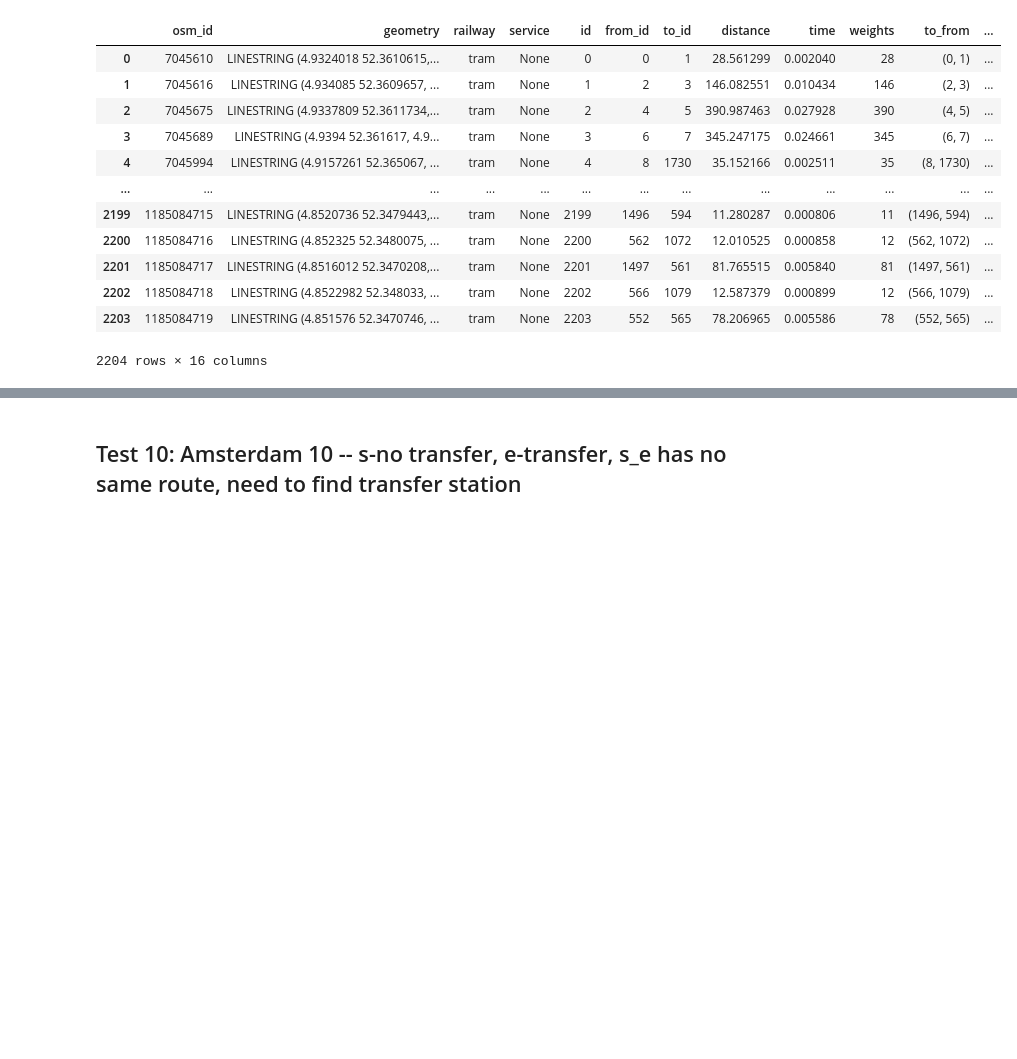
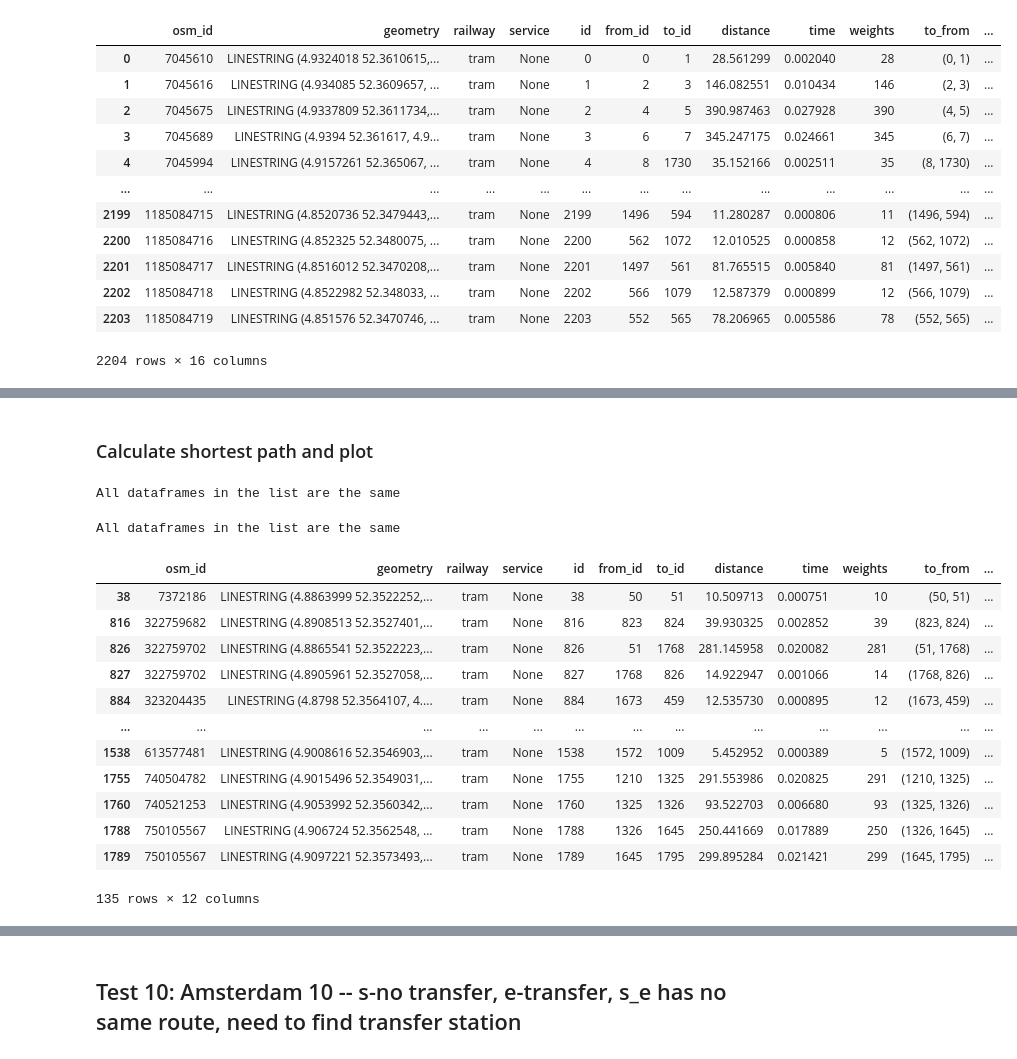
Before and after one commit to SYuGao/uvmt, a Jupyter notebook: notebooks/transfer1_tram_amsterdam.ipynb, the cells around one changed output, grey strips where cells are left out. Drawn from its saved outputs; the diff is of its cells as text; code cells hidden in the pictures; blank space fills up the shorter version.

Commit message:
test 11, explanations for each step of transfer.py

```diff
--- a/notebooks/transfer1_tram_amsterdam.ipynb
+++ b/notebooks/transfer1_tram_amsterdam.ipynb
@@ -177,0 +336,3 @@ city_tram_new_edges
+# %%
+btw_all_id_pairs_list_s_t = btw_all_ids_pairs(btw_stations_each_way_list_s_t,city_tram_new_nodes)
+btw_all_id_pairs_list_s_t
@@ -177,0 +380,30 @@ city_tram_new_edges
+# %% [markdown]
+### Calculate shortest path and plot
+# %%
+btw_all_id_pairs_list_unique_s_t = drop_df_in_list(btw_all_id_pairs_list_s_t)
+# %% [output]
+All dataframes in the list are the same
+# %%
+btw_all_id_pairs_list_unique_t_e = drop_df_in_list(btw_all_id_pairs_list_t_e)
+# %% [output]
+All dataframes in the list are the same
+# %%
+G = create_ground_graph(edges, nodes)
+# %%
+shortest_path_pairs_way_s_t = all_shortest_paths(G, btw_all_id_pairs_list_unique_s_t[0], edges)
+# %%
+shortest_path_pairs_way_s_t
+# %% [output]
+|  | osm_id | geometry | railway | service | id | from_id | to_id | distance | time | weights | to_from | ... |
+| 38 | 7372186 | LINESTRING (4.8863999 52.3522252,... | tram | None | 38 | 50 | 51 | 10.509713 | 0.000751 | 10 | (50, 51) | ... |
+| 816 | 322759682 | LINESTRING (4.8908513 52.3527401,... | tram | None | 816 | 823 | 824 | 39.930325 | 0.002852 | 39 | (823, 824) | ... |
+| 826 | 322759702 | LINESTRING (4.8865541 52.3522223,... | tram | None | 826 | 51 | 1768 | 281.145958 | 0.020082 | 281 | (51, 1768) | ... |
+| 827 | 322759702 | LINESTRING (4.8905961 52.3527058,... | tram | None | 827 | 1768 | 826 | 14.922947 | 0.001066 | 14 | (1768, 826) | ... |
+| 884 | 323204435 | LINESTRING (4.8798 52.3564107, 4.... | tram | None | 884 | 1673 | 459 | 12.535730 | 0.000895 | 12 | (1673, 459) | ... |
+| ... | ... | ... | ... | ... | ... | ... | ... | ... | ... | ... | ... | ... |
+| 1538 | 613577481 | LINESTRING (4.9008616 52.3546903,... | tram | None | 1538 | 1572 | 1009 | 5.452952 | 0.000389 | 5 | (1572, 1009) | ... |
+| 1755 | 740504782 | LINESTRING (4.9015496 52.3549031,... | tram | None | 1755 | 1210 | 1325 | 291.553986 | 0.020825 | 291 | (1210, 1325) | ... |
+| 1760 | 740521253 | LINESTRING (4.9053992 52.3560342,... | tram | None | 1760 | 1325 | 1326 | 93.522703 | 0.006680 | 93 | (1325, 1326) | ... |
+| 1788 | 750105567 | LINESTRING (4.906724 52.3562548, ... | tram | None | 1788 | 1326 | 1645 | 250.441669 | 0.017889 | 250 | (1326, 1645) | ... |
+| 1789 | 750105567 | LINESTRING (4.9097221 52.3573493,... | tram | None | 1789 | 1645 | 1795 | 299.895284 | 0.021421 | 299 | (1645, 1795) | ... |
+135 rows × 12 columns
```
Also changed, not shown: parts of 33 cells of this notebook, 3 other files.
